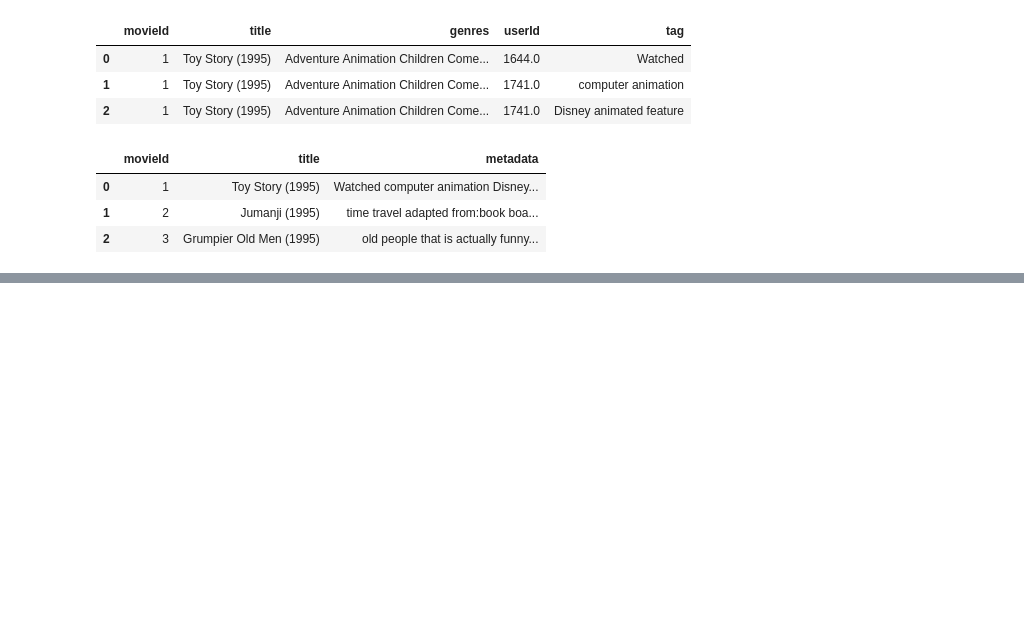
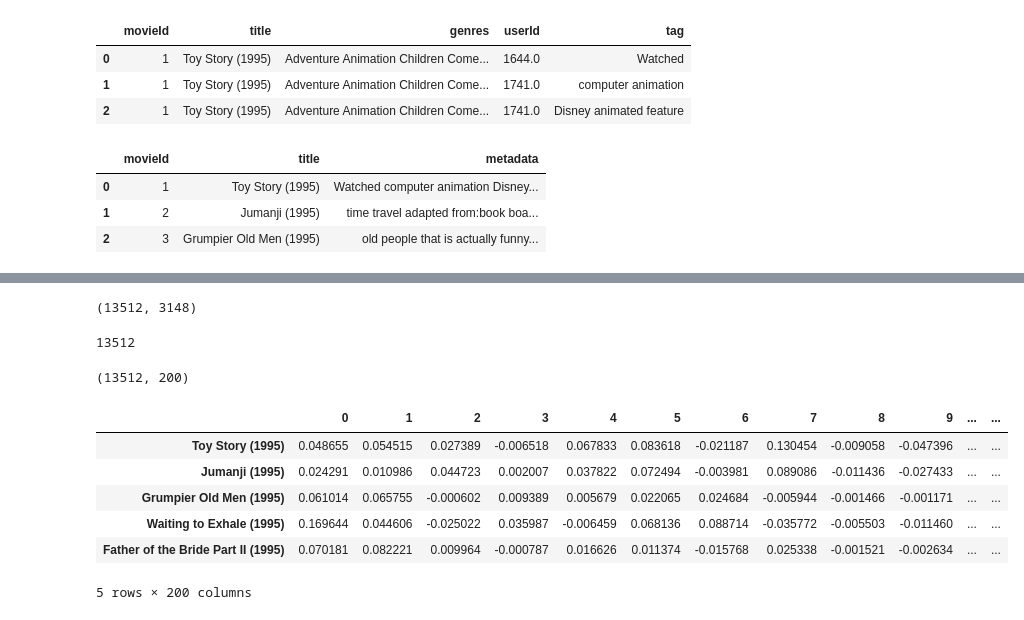
Before and after one commit to Abhinav7272/movie-recommentation-system-, a Jupyter notebook: mrs.ipynb, the cells around one changed output, grey strips where cells are left out. Drawn from its saved outputs; the diff is of its cells as text; code cells hidden in the pictures; blank space fills up the shorter version.

```diff
--- a/mrs.ipynb
+++ b/mrs.ipynb
@@ -99,0 +178,8 @@ final.shape
+# %%
+ratings_f2.shape
+# %% [output]
+(13512, 3148)
+# %%
+len(ratings_f.movieId.unique())
+# %% [output]
+13512
@@ -99,0 +191,14 @@ final.shape
+# %%
+latent_matrix_2_df.shape
+# %% [output]
+(13512, 200)
+# %%
+latent_matrix_l_df.head()
+# %% [output]
+|  | 0 | 1 | 2 | 3 | 4 | 5 | 6 | 7 | 8 | 9 | ... | ... |
+| Toy Story (1995) | 0.048655 | 0.054515 | 0.027389 | -0.006518 | 0.067833 | 0.083618 | -0.021187 | 0.130454 | -0.009058 | -0.047396 | ... | ... |
+| Jumanji (1995) | 0.024291 | 0.010986 | 0.044723 | 0.002007 | 0.037822 | 0.072494 | -0.003981 | 0.089086 | -0.011436 | -0.027433 | ... | ... |
+| Grumpier Old Men (1995) | 0.061014 | 0.065755 | -0.000602 | 0.009389 | 0.005679 | 0.022065 | 0.024684 | -0.005944 | -0.001466 | -0.001171 | ... | ... |
+| Waiting to Exhale (1995) | 0.169644 | 0.044606 | -0.025022 | 0.035987 | -0.006459 | 0.068136 | 0.088714 | -0.035772 | -0.005503 | -0.011460 | ... | ... |
+| Father of the Bride Part II (1995) | 0.070181 | 0.082221 | 0.009964 | -0.000787 | 0.016626 | 0.011374 | -0.015768 | 0.025338 | -0.001521 | -0.002634 | ... | ... |
+5 rows × 200 columns
```
Also changed, not shown: parts of 27 cells of this notebook.
